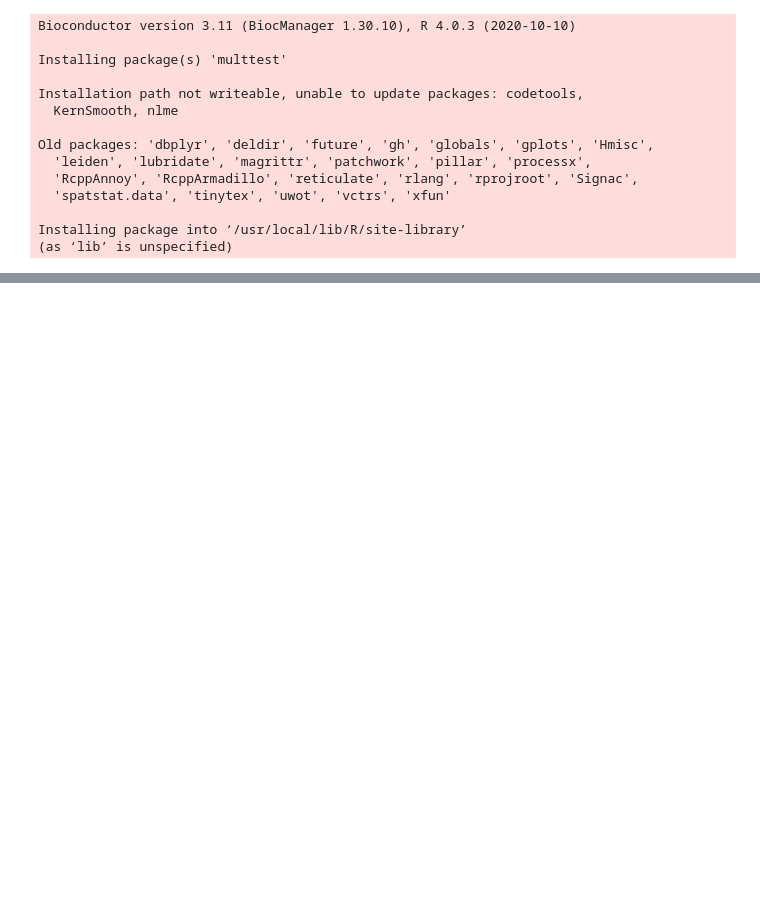
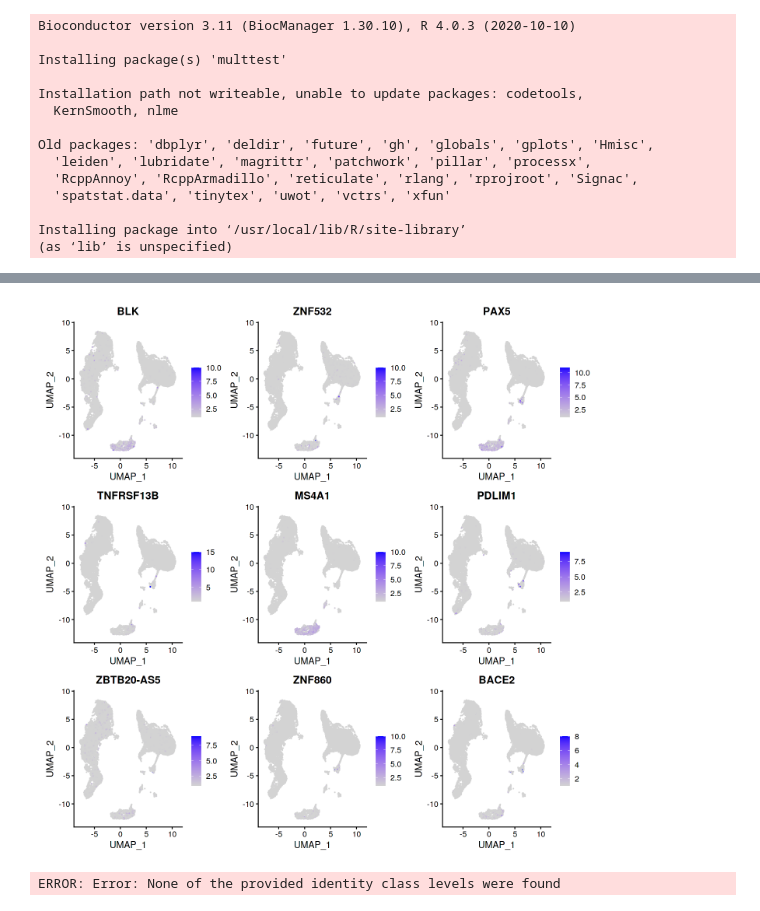
Before and after one commit to jonasjonker/Integrated-Bioinformatics-Project, a Jupyter notebook: notebooks/integration.ipynb, the cells around one changed output, grey strips where cells are left out. Cells and saved outputs as stored; diff of their text form; code cells hidden in the pictures; blank space fills up the shorter version.

```diff
--- a/notebooks/integration.ipynb
+++ b/notebooks/integration.ipynb
@@ -259,3 +274,8 @@ head(nk.markers)
 # https://satijalab.org/seurat/v3.1/immune_alignment.html
 # %%
 saveRDS(nk.markers, "../data/nk.markers.sorted.rds")
+# %%
+FeaturePlot(combinedSeurat_sorted, features = c("BLK", "ZNF532", "PAX5", "TNFRSF13B", "MS4A1", "PDLIM1", "ZBTB20-AS5",
+    "ZNF860", "BACE2"), min.cutoff = "q9")
+# %% [output]
+[figure, added]
@@ -261,0 +286,5 @@ saveRDS(nk.markers, "../data/nk.markers.sorted.rds")
+# %%
+DotPlot(combinedSeurat_sorted, features = rev(markers.to.plot), cols = c("blue", "red"), dot.scale = 8,
+    split.by = "orig.ident") + RotatedAxis()
+# %% [output]
+ERROR: Error: None of the provided identity class levels were found
```
Also changed, not shown: parts of 6 cells of this notebook.
